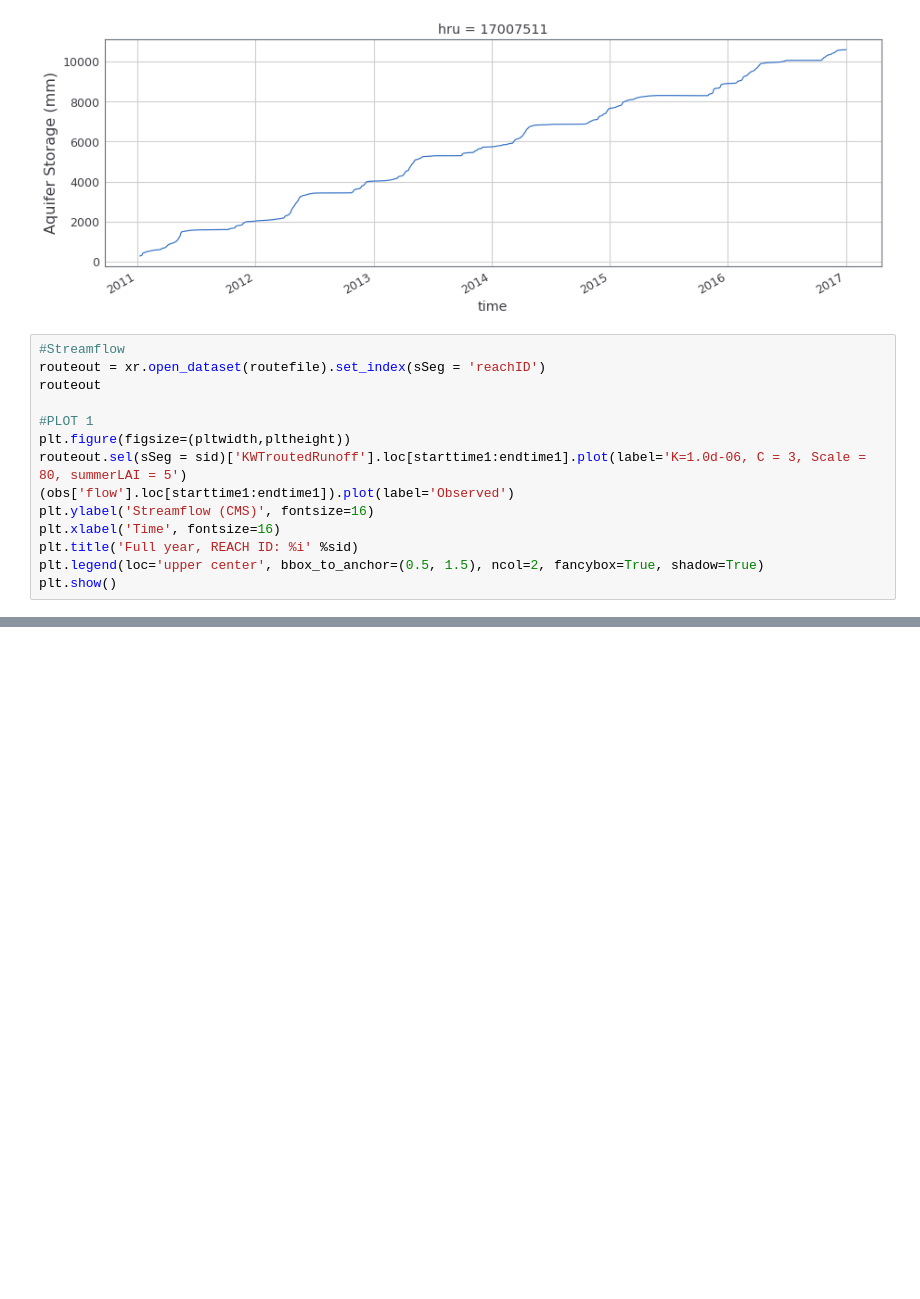
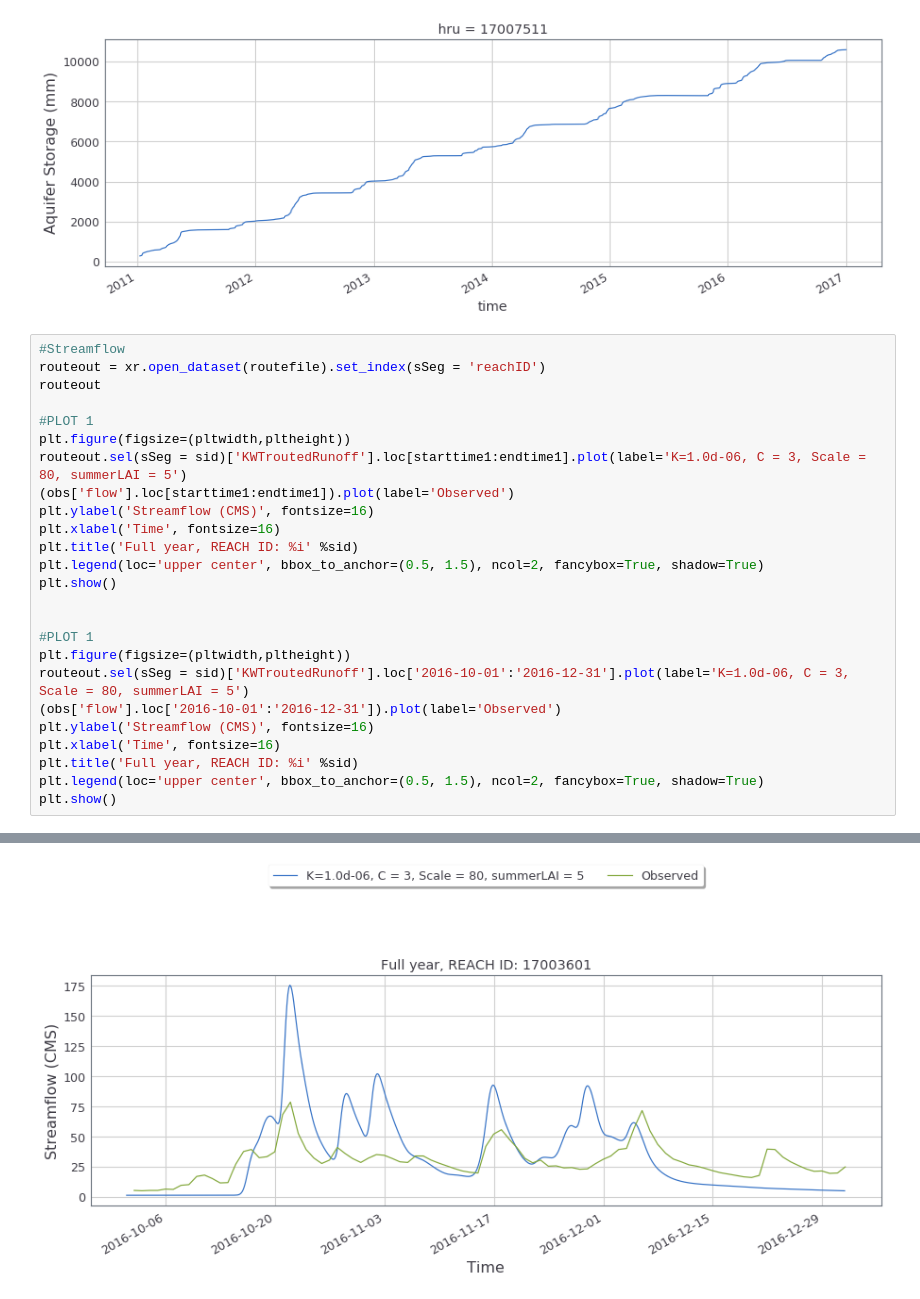
Before and after one commit to hydrofcst/luit, a Jupyter notebook: bigBucktparametersensitivity_singleRun.ipynb, the cells around one changed output, grey strips where cells are left out. Drawn from its saved outputs; the diff is of its cells as text; blank space fills up the shorter version.

```diff
--- a/bigBucktparametersensitivity_singleRun.ipynb
+++ b/bigBucktparametersensitivity_singleRun.ipynb
@@ -111,16 +111,28 @@ plt.show()
 # %%
 #Streamflow
 routeout = xr.open_dataset(routefile).set_index(sSeg = 'reachID')
 routeout
 
 #PLOT 1
 plt.figure(figsize=(pltwidth,pltheight))
 routeout.sel(sSeg = sid)['KWTroutedRunoff'].loc[starttime1:endtime1].plot(label='K=1.0d-06, C = 3, Scale = 80, summerLAI = 5')
 (obs['flow'].loc[starttime1:endtime1]).plot(label='Observed')
 plt.ylabel('Streamflow (CMS)', fontsize=16)
 plt.xlabel('Time', fontsize=16)
 plt.title('Full year, REACH ID: %i' %sid)
 plt.legend(loc='upper center', bbox_to_anchor=(0.5, 1.5), ncol=2, fancybox=True, shadow=True)
 plt.show()
+
+
+#PLOT 1
+plt.figure(figsize=(pltwidth,pltheight))
+routeout.sel(sSeg = sid)['KWTroutedRunoff'].loc['2016-10-01':'2016-12-31'].plot(label='K=1.0d-06, C = 3, Scale = 80, summerLAI = 5')
+(obs['flow'].loc['2016-10-01':'2016-12-31']).plot(label='Observed')
+plt.ylabel('Streamflow (CMS)', fontsize=16)
+plt.xlabel('Time', fontsize=16)
+plt.title('Full year, REACH ID: %i' %sid)
+plt.legend(loc='upper center', bbox_to_anchor=(0.5, 1.5), ncol=2, fancybox=True, shadow=True)
+plt.show()
 # %% [output]
 [figure]
+[figure, added]
```
Also changed, not shown: parts of 2 cells of this notebook, 1 other file.
